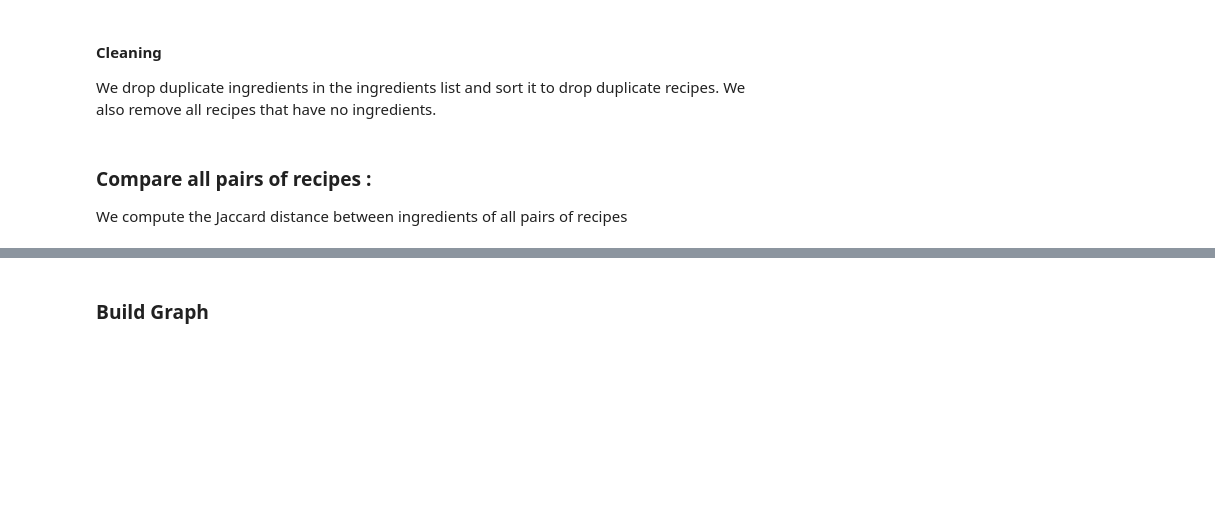
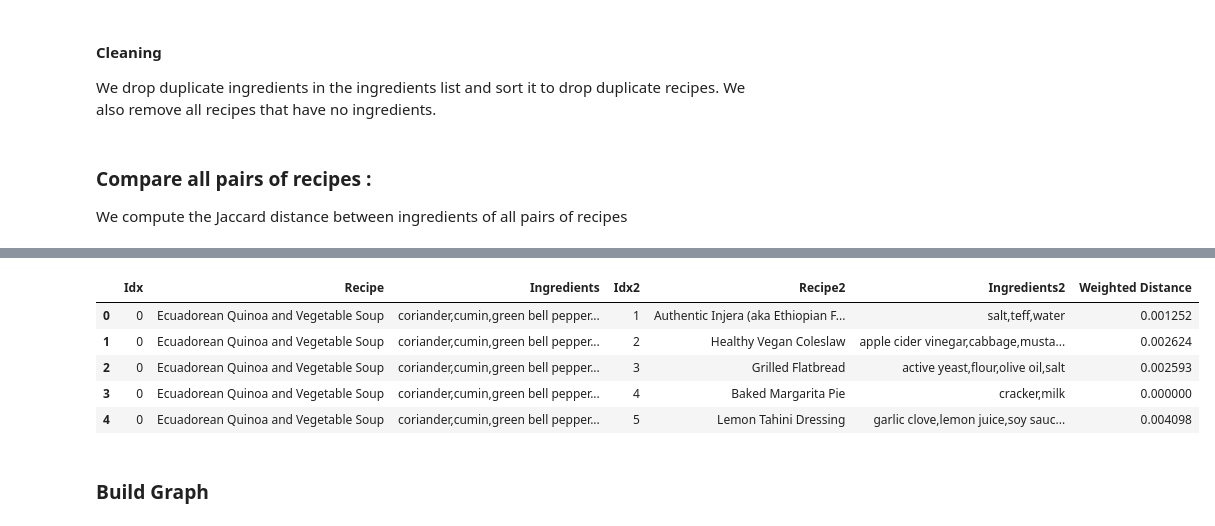
Before and after one commit to raphstrebel/ntds_project, a Jupyter notebook: project.ipynb, the cells around one changed output, grey strips where cells are left out. Saved outputs shown, nothing was run; the diff lists cells and outputs as text; code cells hidden in the pictures; blank space fills up the shorter version.

```diff
--- a/project.ipynb
+++ b/project.ipynb
@@ -434,0 +444,36 @@ recipes_joined.head()
+# %%
+def weighted_dist(list_1, list_2):
+    list_1 = list_1.split(',')
+    list_2 = list_2.split(',')
+
+    s_1 = set(list_1)
+    s_2 = set(list_2)
+
+    intersection = s_1.intersection(s_2)
+    union = s_1.union(s_2)
+
+    if len(s_1.union(s_2)) == 0:
+        return 0
+
+    intersection_sum = 0
+    for i in intersection:
+        intersection_sum += ingr_to_weight[i]
+
+    union_sum = 0
+    for i in union:
+        union_sum += ingr_to_weight[i]
+
+    return intersection_sum/union_sum
+# %%
+# Add another distance column
+recipes_joined['Weighted Distance'] = recipes_joined.apply(lambda row: weighted_dist(row['Ingredients'], \
+                                                                       row['Ingredients2']), axis=1)
+
+recipes_joined.head()
+# %% [output]
+|  | Idx | Recipe | Ingredients | Idx2 | Recipe2 | Ingredients2 | Weighted Distance |
+| 0 | 0 | Ecuadorean Quinoa and Vegetable Soup | coriander,cumin,green bell pepper... | 1 | Authentic Injera (aka Ethiopian F... | salt,teff,water | 0.001252 |
+| 1 | 0 | Ecuadorean Quinoa and Vegetable Soup | coriander,cumin,green bell pepper... | 2 | Healthy Vegan Coleslaw | apple cider vinegar,cabbage,musta... | 0.002624 |
+| 2 | 0 | Ecuadorean Quinoa and Vegetable Soup | coriander,cumin,green bell pepper... | 3 | Grilled Flatbread | active yeast,flour,olive oil,salt | 0.002593 |
+| 3 | 0 | Ecuadorean Quinoa and Vegetable Soup | coriander,cumin,green bell pepper... | 4 | Baked Margarita Pie | cracker,milk | 0.000000 |
+| 4 | 0 | Ecuadorean Quinoa and Vegetable Soup | coriander,cumin,green bell pepper... | 5 | Lemon Tahini Dressing | garlic clove,lemon juice,soy sauc... | 0.004098 |
```
Also changed, not shown: parts of 13 cells of this notebook, 1 other file.
